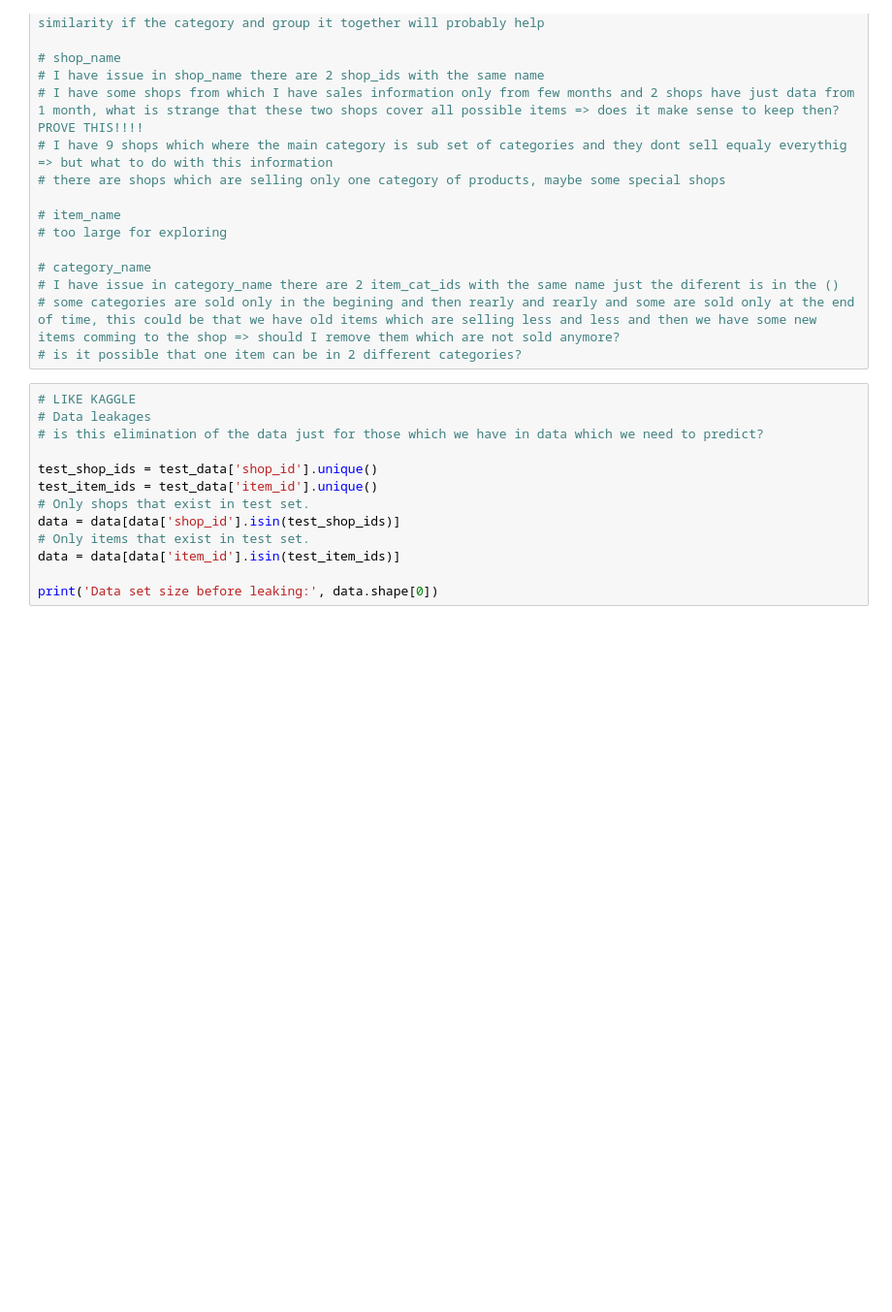
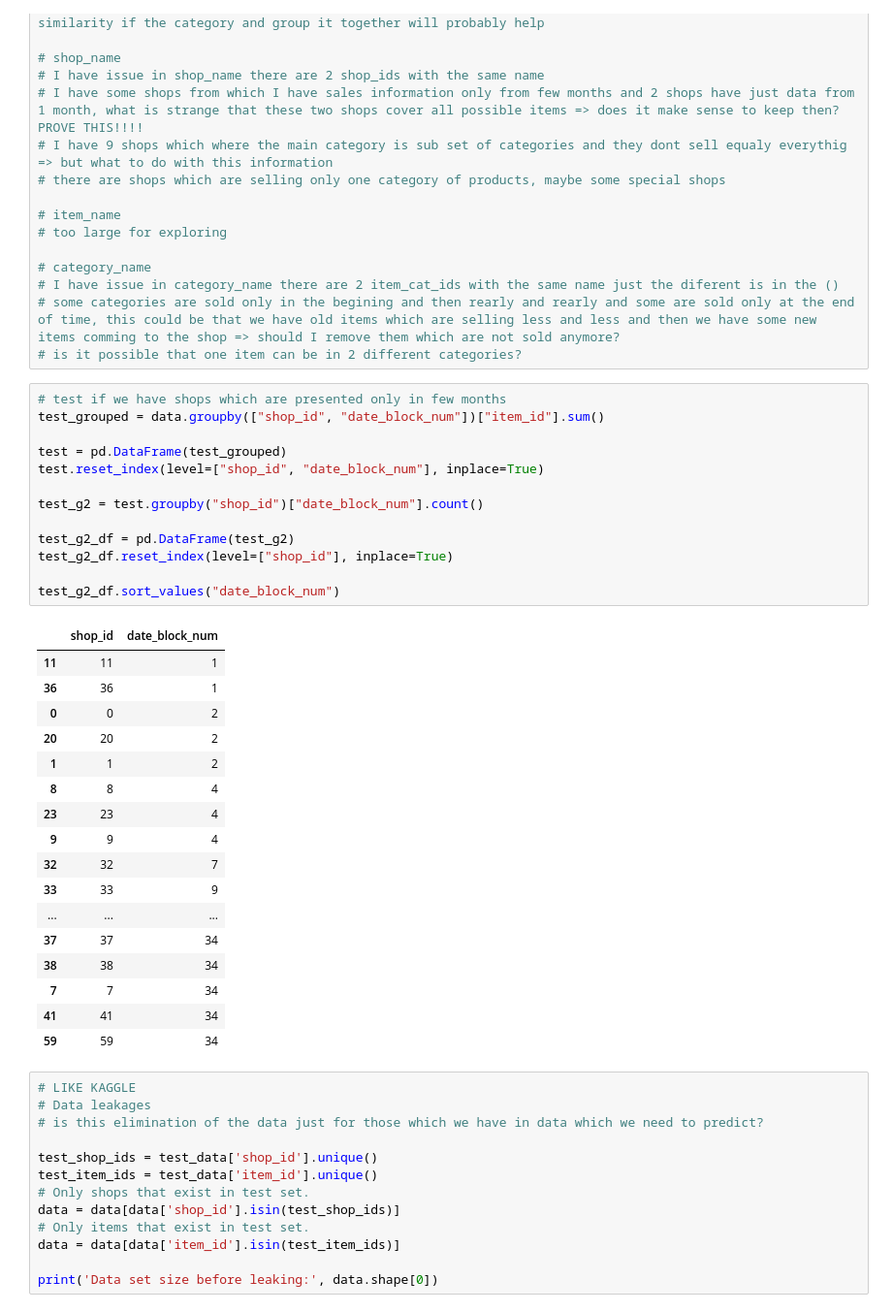
Before and after one commit to moran500/predict_future_price, a Jupyter notebook: predict_future_sales_clear.ipynb, the cells around one changed output. Shown at 97% size. Saved outputs shown, nothing was run; the diff lists cells and outputs as text; blank space fills up the shorter version.

```diff
--- a/predict_future_sales_clear.ipynb
+++ b/predict_future_sales_clear.ipynb
@@ -235,6 +235,37 @@ sns.pairplot(data)
 # I have issue in category_name there are 2 item_cat_ids with the same name just the diferent is in the ()
 # some categories are sold only in the begining and then rearly and rearly and some are sold only at the end of time, this could be that we have old items which are selling less and less and then we have some new items comming to the shop => should I remove them which are not sold anymore?
 # is it possible that one item can be in 2 different categories?
+# %%
+# test if we have shops which are presented only in few months
+test_grouped = data.groupby(["shop_id", "date_block_num"])["item_id"].sum()
+
+test = pd.DataFrame(test_grouped)
+test.reset_index(level=["shop_id", "date_block_num"], inplace=True)
+
+test_g2 = test.groupby("shop_id")["date_block_num"].count()
+
+test_g2_df = pd.DataFrame(test_g2)
+test_g2_df.reset_index(level=["shop_id"], inplace=True)
+
+test_g2_df.sort_values("date_block_num")
+# %% [output]
+|  | shop_id | date_block_num |
+| 11 | 11 | 1 |
+| 36 | 36 | 1 |
+| 0 | 0 | 2 |
+| 20 | 20 | 2 |
+| 1 | 1 | 2 |
+| 8 | 8 | 4 |
+| 23 | 23 | 4 |
+| 9 | 9 | 4 |
+| 32 | 32 | 7 |
+| 33 | 33 | 9 |
+| ... | ... | ... |
+| 37 | 37 | 34 |
+| 38 | 38 | 34 |
+| 7 | 7 | 34 |
+| 41 | 41 | 34 |
+| 59 | 59 | 34 |
 # %%
 # LIKE KAGGLE
 # Data leakages
```
